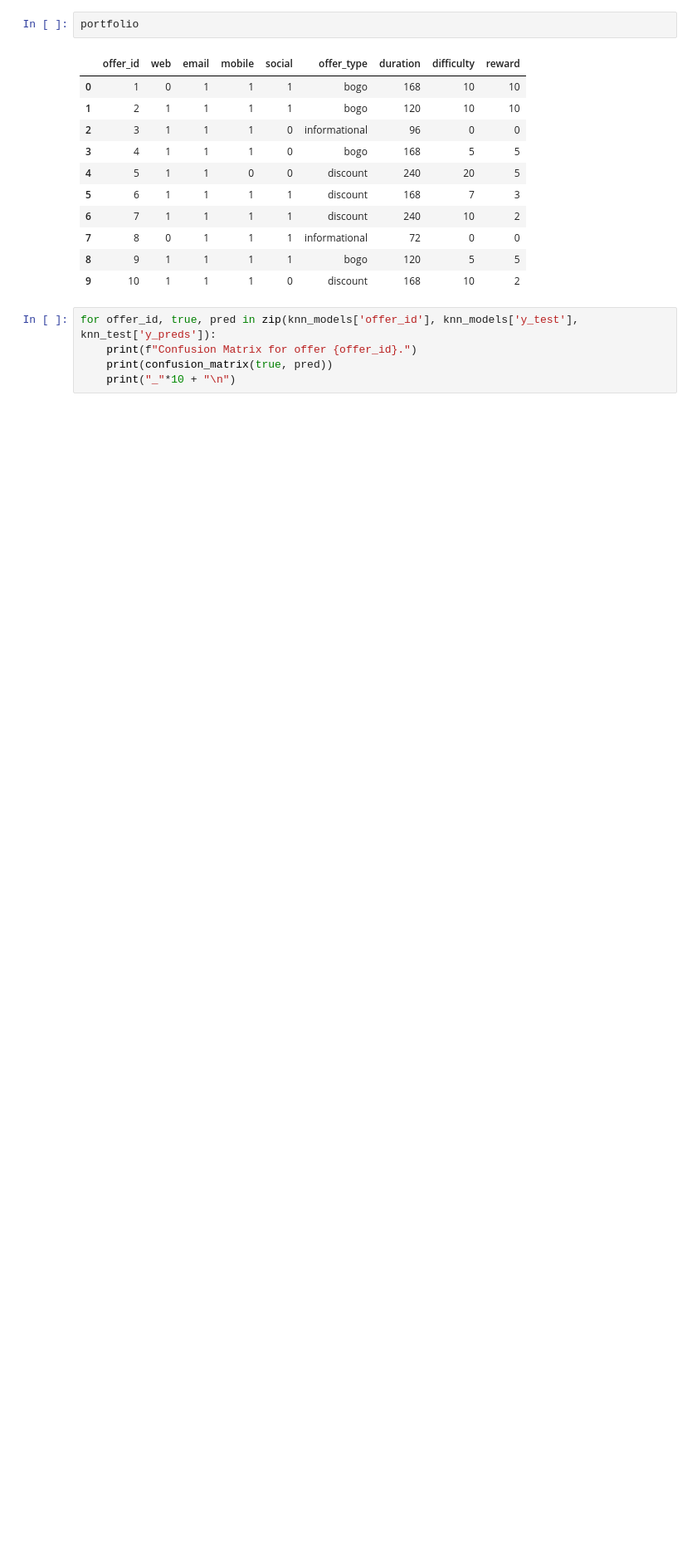
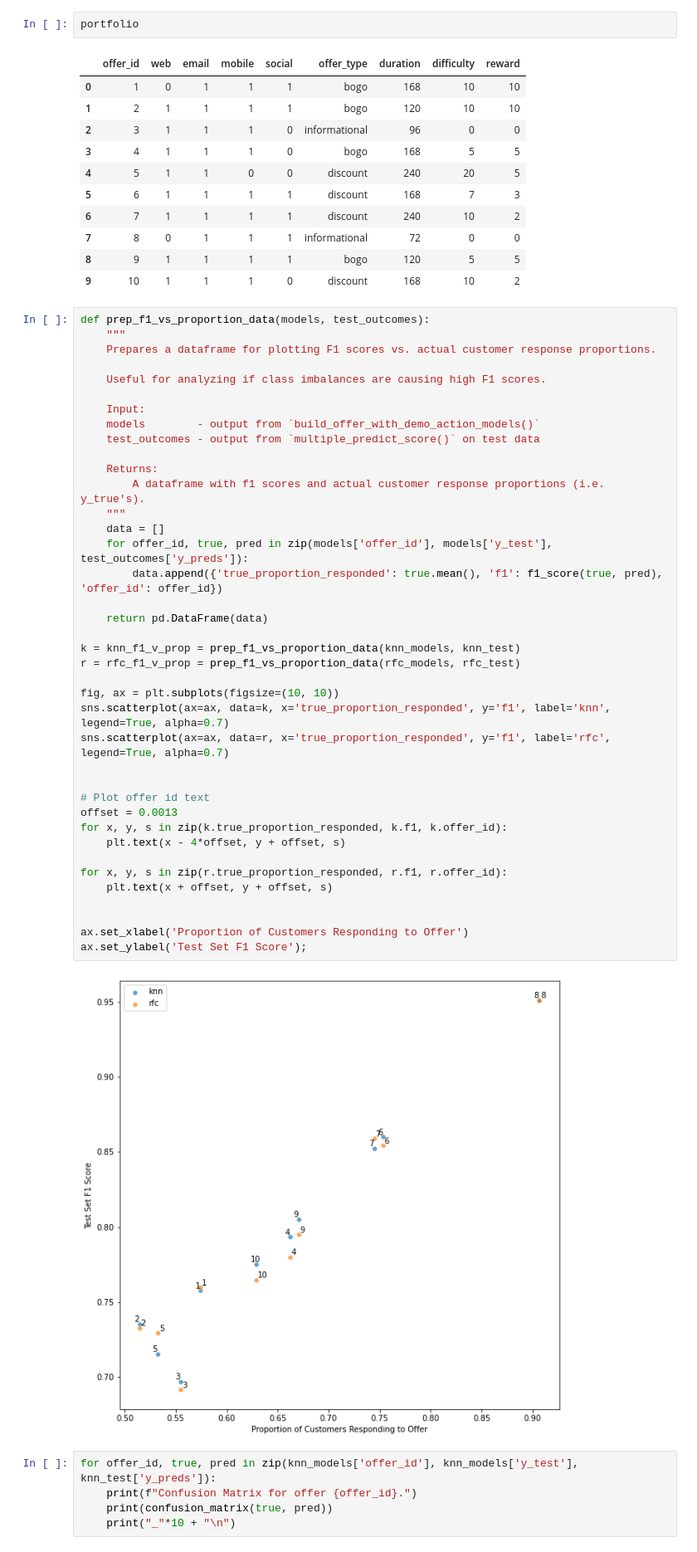
Before and after one commit to andrewKOwong/dsnd-starbucks, a Jupyter notebook: model_development.ipynb, the cells around one changed output. Shown: that part at 83% size. Saved outputs shown, nothing was run; the diff lists cells and outputs as text; blank space fills up the shorter version.

```diff
--- a/model_development.ipynb
+++ b/model_development.ipynb
@@ -523,6 +488,47 @@ portfolio
 | 7 | 8 | 0 | 1 | 1 | 1 | informational | 72 | 0 | 0 |
 | 8 | 9 | 1 | 1 | 1 | 1 | bogo | 120 | 5 | 5 |
 | 9 | 10 | 1 | 1 | 1 | 0 | discount | 168 | 10 | 2 |
+# %%
+def prep_f1_vs_proportion_data(models, test_outcomes):
+    """
+    Prepares a dataframe for plotting F1 scores vs. actual customer response proportions.
+
+    Useful for analyzing if class imbalances are causing high F1 scores.
+
+    Input:
+    models        - output from `build_offer_with_demo_action_models()`
+    test_outcomes - output from `multiple_predict_score()` on test data
+
+    Returns:
+        A dataframe with f1 scores and actual customer response proportions (i.e. y_true's).
+    """
+    data = []
+    for offer_id, true, pred in zip(models['offer_id'], models['y_test'], test_outcomes['y_preds']):
+        data.append({'true_proportion_responded': true.mean(), 'f1': f1_score(true, pred), 'offer_id': offer_id})
+
+    return pd.DataFrame(data)
+
+k = knn_f1_v_prop = prep_f1_vs_proportion_data(knn_models, knn_test)
+r = rfc_f1_v_prop = prep_f1_vs_proportion_data(rfc_models, rfc_test)
+
+fig, ax = plt.subplots(figsize=(10, 10))
+sns.scatterplot(ax=ax, data=k, x='true_proportion_responded', y='f1', label='knn', legend=True, alpha=0.7)
+sns.scatterplot(ax=ax, data=r, x='true_proportion_responded', y='f1', label='rfc', legend=True, alpha=0.7)
+
+
+# Plot offer id text
+offset = 0.0013
+for x, y, s in zip(k.true_proportion_responded, k.f1, k.offer_id):
+    plt.text(x - 4*offset, y + offset, s)
+
+for x, y, s in zip(r.true_proportion_responded, r.f1, r.offer_id):
+    plt.text(x + offset, y + offset, s)
+
+
+ax.set_xlabel('Proportion of Customers Responding to Offer')
+ax.set_ylabel('Test Set F1 Score');
+# %% [output]
+[figure, added]
 # %%
 for offer_id, true, pred in zip(knn_models['offer_id'], knn_models['y_test'], knn_test['y_preds']):
     print(f"Confusion Matrix for offer {offer_id}.")
```
Also changed, not shown: parts of 16 cells of this notebook, 2 other files.
